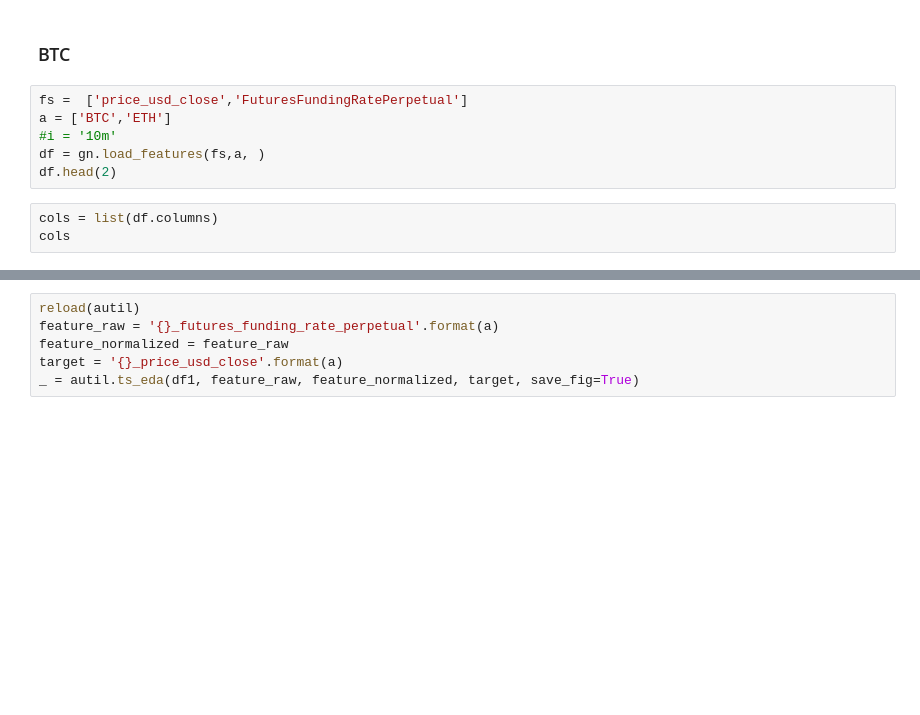
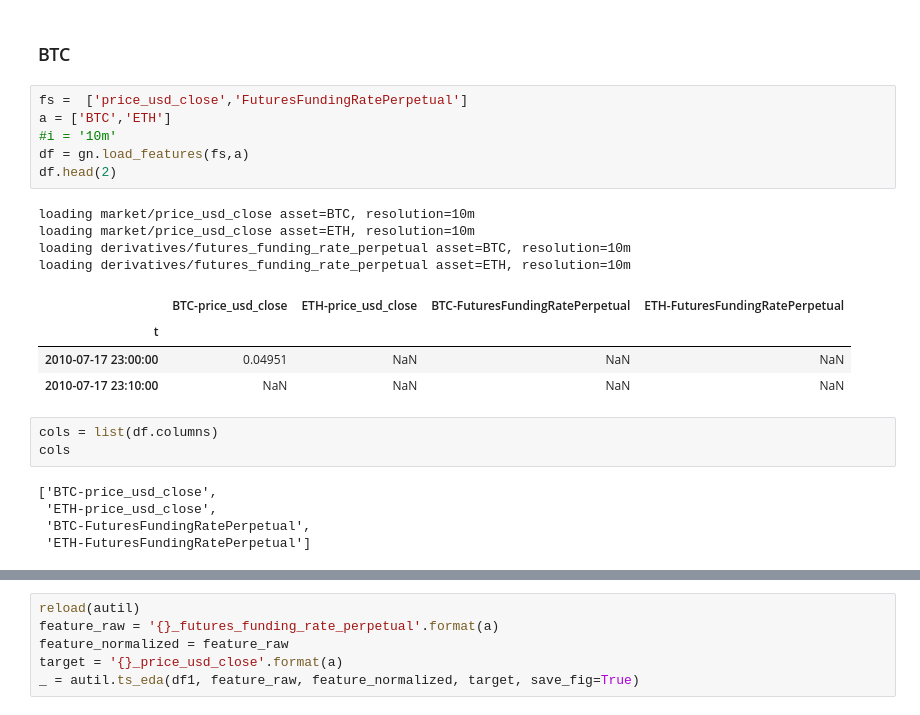
Before and after one commit to webclinic017/cdcqr-1, a Jupyter notebook: cdcqr/data/glassnode/features/derivatives.ipynb, the cells around one changed output, grey strips where cells are left out. Saved outputs shown, nothing was run; the diff lists cells and outputs as text; blank space fills up the shorter version.

```diff
--- a/cdcqr/data/glassnode/features/derivatives.ipynb
+++ b/cdcqr/data/glassnode/features/derivatives.ipynb
@@ -11,12 +18,26 @@ gn = gnd.GlassnodeData()
 # %%
 fs =  ['price_usd_close','FuturesFundingRatePerpetual']
 a = ['BTC','ETH']
 #i = '10m'
-df = gn.load_features(fs,a, )
+df = gn.load_features(fs,a)
 df.head(2)
+# %% [output]
+loading market/price_usd_close asset=BTC, resolution=10m
+loading market/price_usd_close asset=ETH, resolution=10m
+loading derivatives/futures_funding_rate_perpetual asset=BTC, resolution=10m
+loading derivatives/futures_funding_rate_perpetual asset=ETH, resolution=10m
+|  | BTC-price_usd_close | ETH-price_usd_close | BTC-FuturesFundingRatePerpetual | ETH-FuturesFundingRatePerpetual |
+| t |  |  |  |  |
+| 2010-07-17 23:00:00 | 0.04951 | NaN | NaN | NaN |
+| 2010-07-17 23:10:00 | NaN | NaN | NaN | NaN |
 # %%
 cols = list(df.columns)
 cols
+# %% [output]
+['BTC-price_usd_close',
+ 'ETH-price_usd_close',
+ 'BTC-FuturesFundingRatePerpetual',
+ 'ETH-FuturesFundingRatePerpetual']
 # %%
 df1 = df[df.index>='20210101']
 display(df1.head(2))
```
Also changed, not shown: parts of 8 cells of this notebook, 20 other files.
